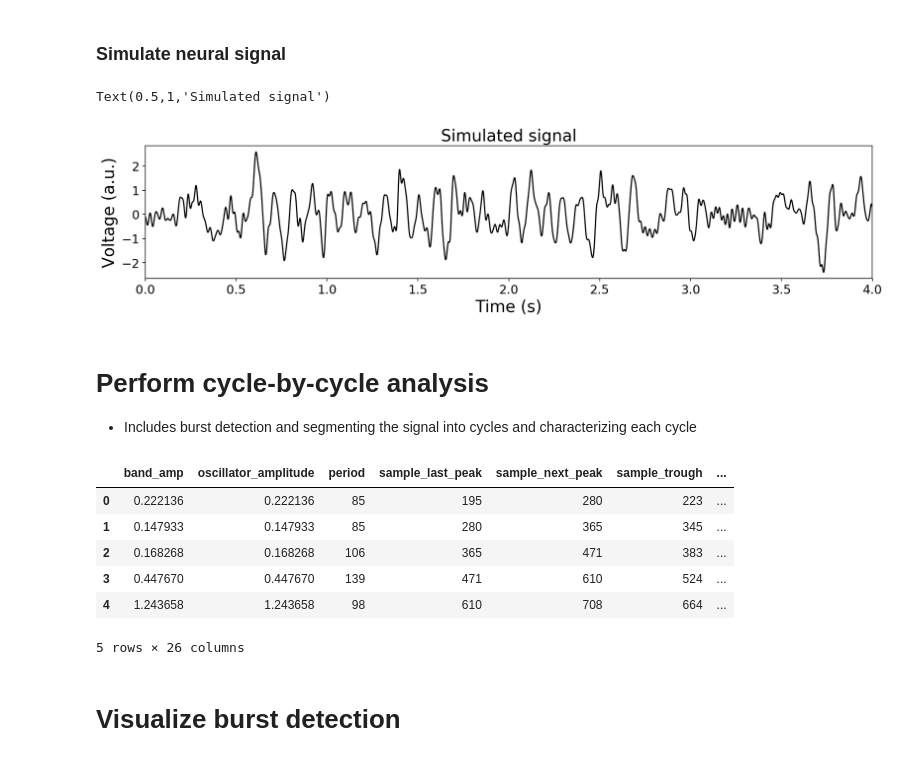
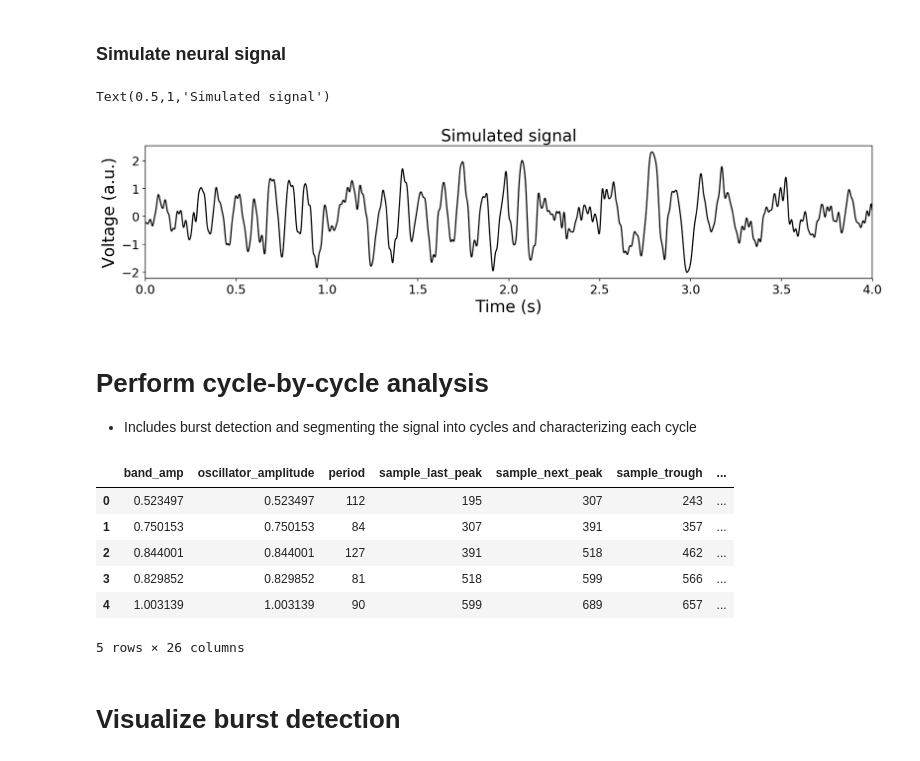
Before and after one commit to neurodsp-tools/neurodsp, a Jupyter notebook: tutorials/Cycle-by-cycle burst detection.ipynb, the cells around one changed output. Cells and saved outputs as stored; diff of their text form; code cells hidden in the pictures.

Commit message:
update burst detection tutorial

```diff
--- a/tutorials/Cycle-by-cycle burst detection.ipynb
+++ b/tutorials/Cycle-by-cycle burst detection.ipynb
@@ -15,48 +15,48 @@ import matplotlib.pyplot as plt
 ### Simulate neural signal
 # %%
 # Simulate brown noise + bursts
-np.random.seed(0)
+np.random.seed(100)
 f_range = (8,12)
 freq = 10
 T = 4
 Fs = 1000
 SNR = 2
 lfp = neurodsp.sim_noisy_bursty_oscillator(freq, T, Fs, SNR=SNR,
-                                           prob_enter_burst = .2,
+                                           prob_enter_burst = .15,
                                            prob_leave_burst = .2)
 
 # Apply a broad bandpass filter, 1-50Hz
 f_bandpass = (1, 50)
 filter_seconds = (2, .3)
 lfp = neurodsp.filter(lfp, Fs, 'highpass', fc=f_bandpass[0],
                       N_seconds=filter_seconds[0],
                       remove_edge_artifacts=False)
 lfp = neurodsp.filter(lfp, Fs, 'lowpass', fc=f_bandpass[1],
                       N_seconds=filter_seconds[1],
                       remove_edge_artifacts=False)
 
 # Plot lfp, oscillator, and brown noise components
 t = np.arange(0, T, 1/Fs)
 
 plt.figure(figsize=(16, 3))
 plt.plot(t, lfp, 'k')
 plt.xlim((t[0], t[-1]))
 plt.yticks(size=15)
 plt.xticks(size=15)
 plt.ylabel('Voltage (a.u.)', size=20)
 plt.xlabel('Time (s)', size=20)
 plt.title('Simulated signal', size=20)
 # %% [output]
 Text(0.5,1,'Simulated signal')
-[figure, old version]
+[figure, new version]
 # %% [markdown]
 # Perform cycle-by-cycle analysis
 * Includes burst detection and segmenting the signal into cycles and characterizing each cycle
 # %%
 # Define thresholds for burst detection
 osc_kwargs = {'amplitude_fraction_threshold': 0,
-              'amplitude_consistency_threshold': .5,
-              'period_consistency_threshold': .5,
+              'amplitude_consistency_threshold': .4,
+              'period_consistency_threshold': .6,
               'monotonicity_threshold': .8,
               'N_cycles_min': 3}
 
@@ -66,11 +66,11 @@ df = shape.features_by_cycle(lfp, Fs, f_range, center_extrema='T',
 df.head()
 # %% [output]
 |  | band_amp | oscillator_amplitude | period | sample_last_peak | sample_next_peak | sample_trough | ... |
-| 0 | 0.222136 | 0.222136 | 85 | 195 | 280 | 223 | ... |
-| 1 | 0.147933 | 0.147933 | 85 | 280 | 365 | 345 | ... |
-| 2 | 0.168268 | 0.168268 | 106 | 365 | 471 | 383 | ... |
-| 3 | 0.447670 | 0.447670 | 139 | 471 | 610 | 524 | ... |
-| 4 | 1.243658 | 1.243658 | 98 | 610 | 708 | 664 | ... |
+| 0 | 0.523497 | 0.523497 | 112 | 195 | 307 | 243 | ... |
+| 1 | 0.750153 | 0.750153 | 84 | 307 | 391 | 357 | ... |
+| 2 | 0.844001 | 0.844001 | 127 | 391 | 518 | 462 | ... |
+| 3 | 0.829852 | 0.829852 | 81 | 518 | 599 | 566 | ... |
+| 4 | 1.003139 | 1.003139 | 90 | 599 | 689 | 657 | ... |
 5 rows × 26 columns
 # %% [markdown]
 # Visualize burst detection
```
Also changed, not shown: parts of 2 cells of this notebook.
